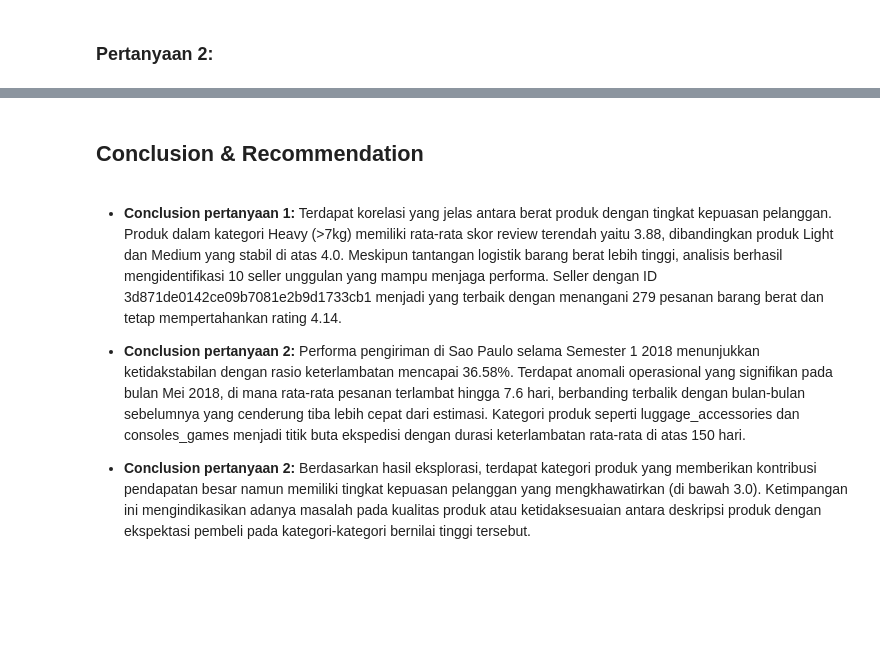
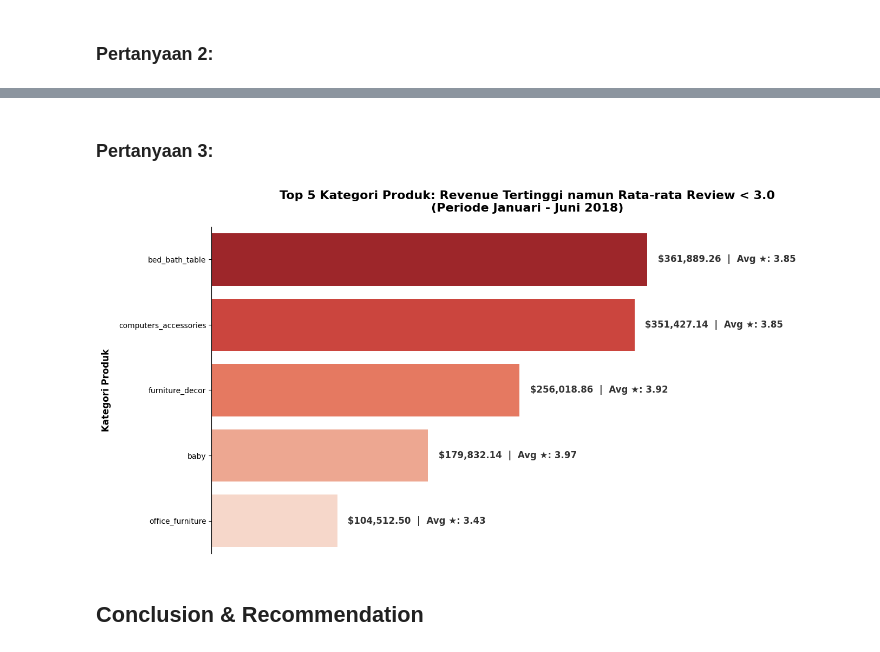
Before and after one commit to pytaa/ecommerce-dashboard-pyta, a Jupyter notebook: notebook.ipynb, the cells around one changed output, grey strips where cells are left out. Saved outputs shown, nothing was run; the diff lists cells and outputs as text; code cells hidden in the pictures; blank space fills up the shorter version.

```diff
--- a/notebook.ipynb
+++ b/notebook.ipynb
@@ -613,0 +610,19 @@ Kategori Produk Paling Sering Terlambat:
+# %%
+# Menghitung metrik jumlah item yang terjual per kategori
+volume_df = q3_df.groupby('product_category_name').agg(
+    total_volume=('order_item_id', 'count')
+).reset_index()
+
+category_performance = category_metrics.merge(volume_df, on='product_category_name', how='left')
+
+# Filter kategori dengan volume pesanan lebih dari 30 dan skor review di bawah 4.0
+threshold_volume = 30
+threshold_rating = 4.0
+
+problematic_cats = category_performance[
+    (category_performance['avg_review_score'] < threshold_rating) &
+    (category_performance['total_volume'] >= threshold_volume)
+].sort_values(by='total_revenue', ascending=False)
+
+print("Kategori Produk Paling Bermasalah (Skor < 4.0) Berdasarkan Total Revenue:")
+display(problematic_cats.head(10))
@@ -734,8 +770,51 @@ plt.show()
+# %% [markdown]
+### Pertanyaan 3:
+# %%
+top_5_problematic = problematic_cats.head(5).reset_index(drop=True)
+
+fig, ax = plt.subplots(figsize=(14, 7))
+
+sns.barplot(
+    x='total_revenue',
+    y='product_category_name',
+    data=top_5_problematic,
+    palette='Reds_r',
+    hue='product_category_name',
+    legend=False,
+    ax=ax
+)
+
+ax.set_title('Top 5 Kategori Produk: Revenue Tertinggi namun Rata-rata Review < 3.0\n(Periode Januari - Juni 2018)',
+             fontsize=16, pad=20, fontweight='bold')
+
+# Menyembunyikan sumbu X
+ax.set_xticks([])
+ax.set_xlabel('')
+ax.set_ylabel('Kategori Produk', fontsize=12, fontweight='bold', labelpad=10)
+
+sns.despine(bottom=True, right=True, top=True)
+
+for i, p in enumerate(ax.patches):
+    revenue_val = p.get_width()
+    avg_rev = top_5_problematic['avg_review_score'].iloc[i]
+
+    ax.annotate(
+        f' ${revenue_val:,.2f}  |  Avg ★: {avg_rev:.2f}',
+        (revenue_val, p.get_y() + p.get_height() / 2.),
+        ha='left',
+        va='center',
+        xytext=(10, 0),
+        textcoords='offset points',
+        fontsize=12,
+        fontweight='bold',
+        color='#333333'
+    )
+
+ax.set_xlim(0, top_5_problematic['total_revenue'].max() * 1.45)
+
+plt.tight_layout()
+plt.show()
+# %% [output]
+[figure, added]
 # %% [markdown]
 ## Conclusion & Recommendation
-# %% [markdown]
-- **Conclusion pertanyaan 1:** Terdapat korelasi yang jelas antara berat produk dengan tingkat kepuasan pelanggan. Produk dalam kategori Heavy (>7kg) memiliki rata-rata skor review terendah yaitu 3.88, dibandingkan produk Light dan Medium yang stabil di atas 4.0. Meskipun tantangan logistik barang berat lebih tinggi, analisis berhasil mengidentifikasi 10 seller unggulan yang mampu menjaga performa. Seller dengan ID 3d871de0142ce09b7081e2b9d1733cb1 menjadi yang terbaik dengan menangani 279 pesanan barang berat dan tetap mempertahankan rating 4.14.
-
-- **Conclusion pertanyaan 2:** Performa pengiriman di Sao Paulo selama Semester 1 2018 menunjukkan ketidakstabilan dengan rasio keterlambatan mencapai 36.58%. Terdapat anomali operasional yang signifikan pada bulan Mei 2018, di mana rata-rata pesanan terlambat hingga 7.6 hari, berbanding terbalik dengan bulan-bulan sebelumnya yang cenderung tiba lebih cepat dari estimasi. Kategori produk seperti luggage_accessories dan consoles_games menjadi titik buta ekspedisi dengan durasi keterlambatan rata-rata di atas 150 hari.
-
-- **Conclusion pertanyaan 2:** Berdasarkan hasil eksplorasi, terdapat kategori produk yang memberikan kontribusi pendapatan besar namun memiliki tingkat kepuasan pelanggan yang mengkhawatirkan (di bawah 3.0). Ketimpangan ini mengindikasikan adanya masalah pada kualitas produk atau ketidaksesuaian antara deskripsi produk dengan ekspektasi pembeli pada kategori-kategori bernilai tinggi tersebut.
```
Also changed, not shown: parts of 37 cells of this notebook, 1 other file.
